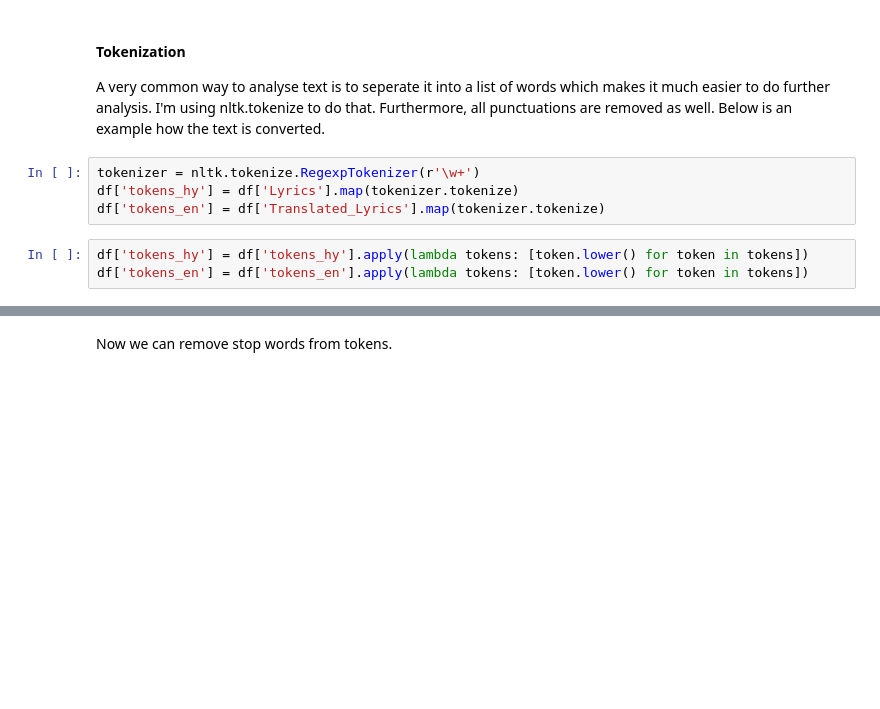
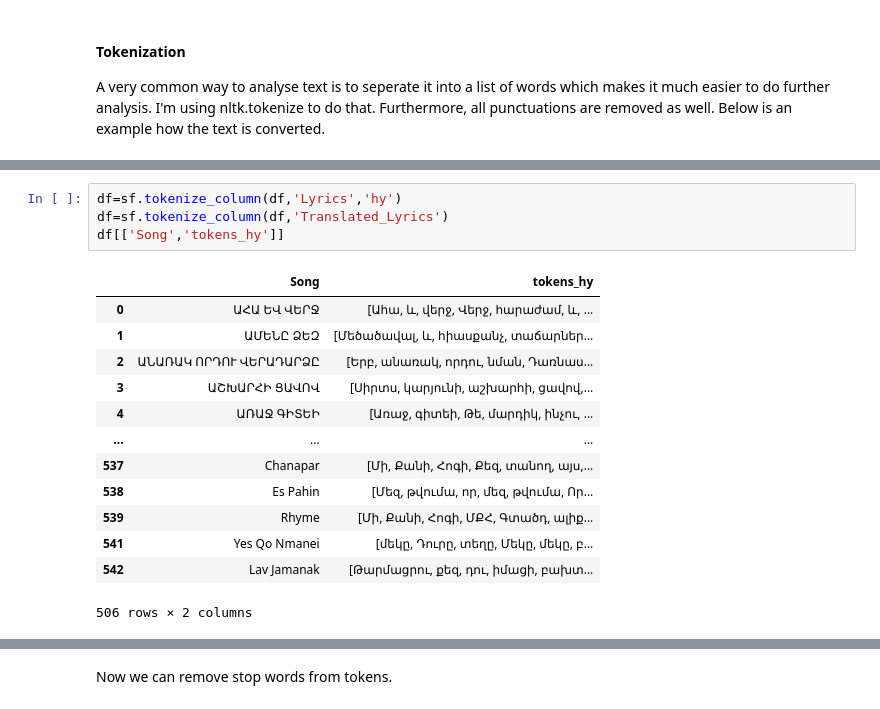
Before and after one commit to HranushS/Lyrics-to-singer-classification, a Jupyter notebook: Lyrics_to_singer_classification.ipynb, the cells around one changed output, grey strips where cells are left out. Saved outputs shown, nothing was run; the diff lists cells and outputs as text; blank space fills up the shorter version.

```diff
--- a/Lyrics_to_singer_classification.ipynb
+++ b/Lyrics_to_singer_classification.ipynb
@@ -281,10 +285,3 @@ df['Translated_Lyrics']=df['Translated_Lyrics'].map(lambda s: re.sub(r'\n|\n', '
 # %% [markdown]
 #### Tokenization
 A very common way to analyse text is to seperate it into a list of words which makes it much easier to do further analysis. I'm using nltk.tokenize to do that. Furthermore, all punctuations are removed as well. Below is an example how the text is converted.
-# %%
-tokenizer = nltk.tokenize.RegexpTokenizer(r'\w+')
-df['tokens_hy'] = df['Lyrics'].map(tokenizer.tokenize)
-df['tokens_en'] = df['Translated_Lyrics'].map(tokenizer.tokenize)
-# %%
-df['tokens_hy'] = df['tokens_hy'].apply(lambda tokens: [token.lower() for token in tokens])
-df['tokens_en'] = df['tokens_en'].apply(lambda tokens: [token.lower() for token in tokens])
@@ -306,0 +288,18 @@ df[['tokens_hy','tokens_en']]
+# %%
+df=sf.tokenize_column(df,'Lyrics','hy')
+df=sf.tokenize_column(df,'Translated_Lyrics')
+df[['Song','tokens_hy']]
+# %% [output]
+|  | Song | tokens_hy |
+| 0 | ԱՀԱ ԵՎ ՎԵՐՋ | [Ահա, և, վերջ, Վերջ, հարաժամ, և, ... |
+| 1 | ԱՄԵՆԸ ՁԵԶ | [Մեծածավալ, և, հիասքանչ, տաճարներ... |
+| 2 | ԱՆԱՌԱԿ ՈՐԴՈՒ ՎԵՐԱԴԱՐՁԸ | [Երբ, անառակ, որդու, նման, Դառնաս... |
+| 3 | ԱՇԽԱՐՀԻ ՑԱՎՈՎ | [Սիրտս, կարյունի, աշխարհի, ցավով,... |
+| 4 | ԱՌԱՋ ԳԻՏԵԻ | [Առաջ, գիտեի, Թե, մարդիկ, ինչու, ... |
+| ... | ... | ... |
+| 537 | Chanapar | [Մի, Քանի, Հոգի, Քեզ, տանող, այս,... |
+| 538 | Es Pahin | [Մեզ, թվումա, որ, մեզ, թվումա, Որ... |
+| 539 | Rhyme | [Մի, Քանի, Հոգի, ՄՔՀ, Գտածդ, ալիք... |
+| 541 | Yes Qo Nmanei | [մեկը, Դուրը, տեղը, Մեկը, մեկը, բ... |
+| 542 | Lav Jamanak | [Թարմացրու, քեզ, դու, իմացի, բախտ... |
+506 rows × 2 columns
```
Also changed, not shown: parts of 16 cells of this notebook, 2 other files.
